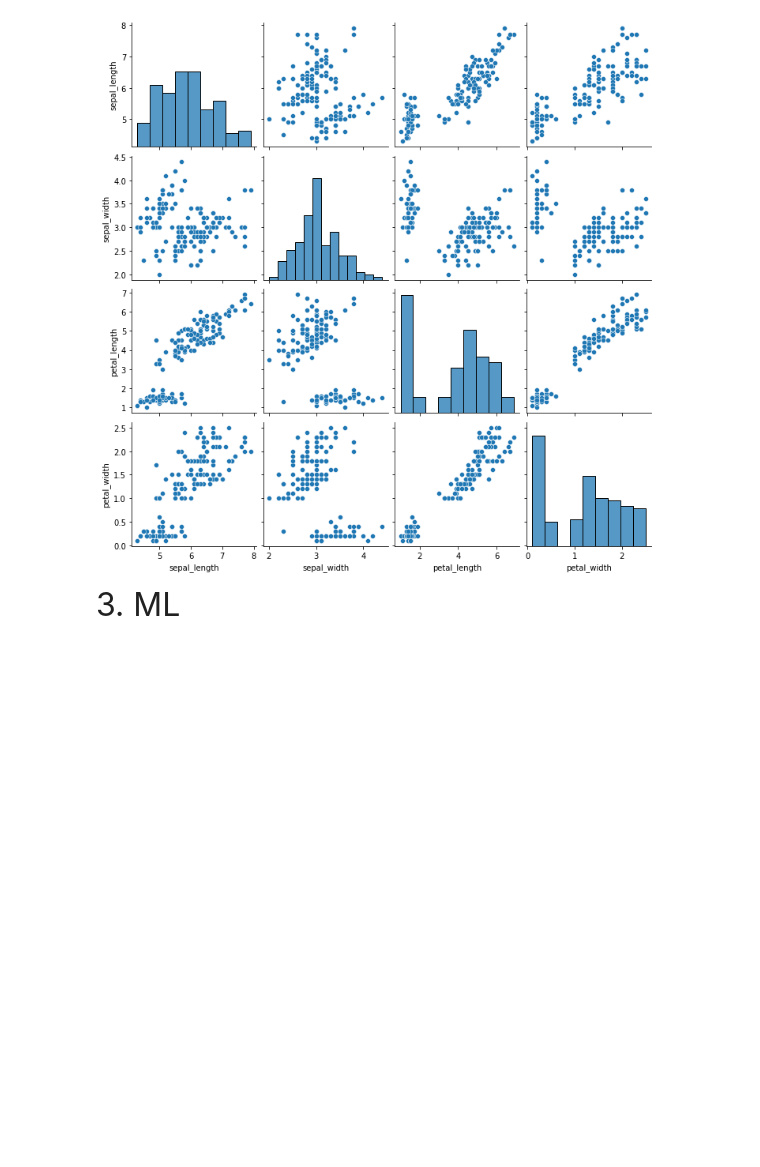
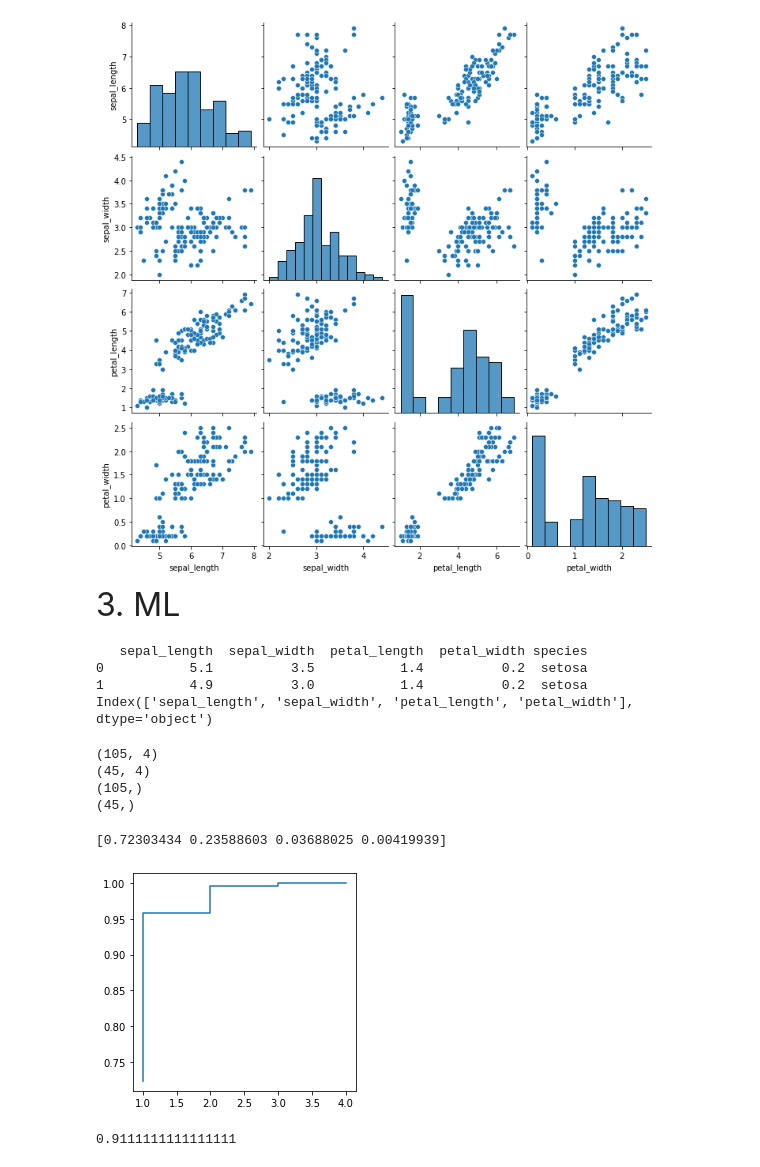
Before and after one commit to ammeter1/Classification_Iris, a Jupyter notebook: main.ipynb, the cells around one changed output. Drawn from its saved outputs; the diff is of its cells as text; code cells hidden in the pictures; blank space fills up the shorter version.

```diff
--- a/main.ipynb
+++ b/main.ipynb
@@ -111,3 +111,49 @@ sns.pairplot(data)
 [figure]
 # %% [markdown]
 <font size="6">3. ML</font>
+# %%
+print(data.head(2)  )
+print(num_col)
+# %% [output]
+   sepal_length  sepal_width  petal_length  petal_width species
+0           5.1          3.5           1.4          0.2  setosa
+1           4.9          3.0           1.4          0.2  setosa
+Index(['sepal_length', 'sepal_width', 'petal_length', 'petal_width'], dtype='object')
+# %%
+X = data.iloc[:,:-1]
+y = data['species']
+# %%
+from sklearn.model_selection import train_test_split
+from sklearn.linear_model import LogisticRegression
+from sklearn.preprocessing import OneHotEncoder
+from sklearn.preprocessing import LabelEncoder
+from sklearn.preprocessing import StandardScaler
+from sklearn.compose import ColumnTransformer
+from sklearn.pipeline import Pipeline
+
+X_train, X_test, y_train, y_test = train_test_split(X,y , test_size = .3, random_state=101)
+# %%
+print(X_train.shape)
+print(X_test.shape)
+print(y_train.shape)
+print(y_test.shape)
+# %% [output]
+(105, 4)
+(45, 4)
+(105,)
+(45,)
+# %%
+from sklearn.decomposition import PCA
+sc = StandardScaler()
+XScaled = sc.fit_transform(X_train)
+pc = PCA(n_components = 4)
+pc.fit(XScaled)
+print(pc.explained_variance_ratio_)
+# %% [output]
+[0.72303434 0.23588603 0.03688025 0.00419939]
+# %%
+fig = plt.figure(figsize= (4,4) )
+plt.step(    list(range(1,5) ),       np.cumsum(pc.explained_variance_ratio_) )
+plt.show()
+# %% [output]
+[figure, added]
@@ -113,0 +179,6 @@ sns.pairplot(data)
+# %%
+from sklearn.linear_model import LogisticRegression
+
+pipe_logit = Pipeline([("preprocessor", preprocessor),('logit', LogisticRegression())] )
+# %% [output]
+0.9111111111111111
```
Also changed, not shown: parts of 1 cell of this notebook.
